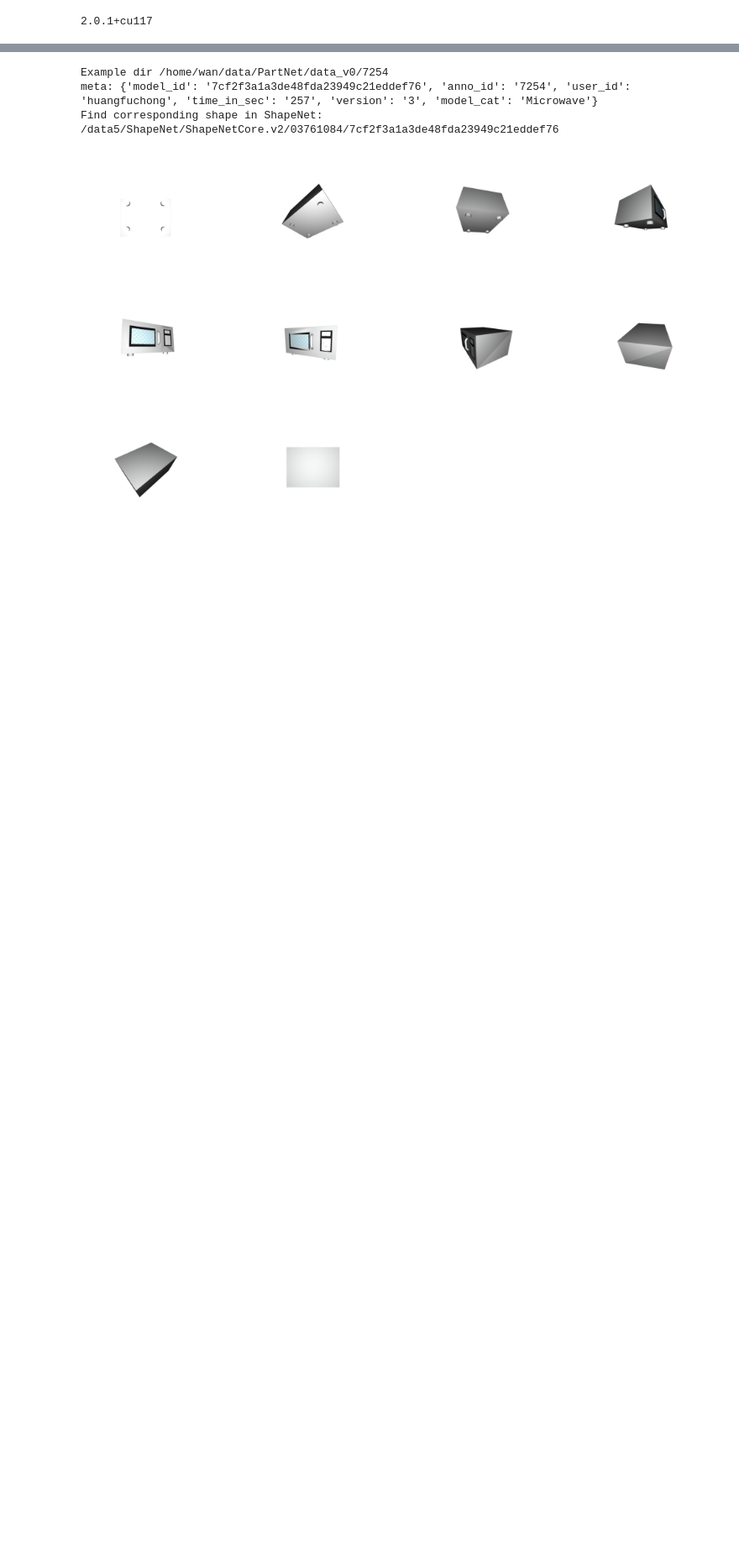
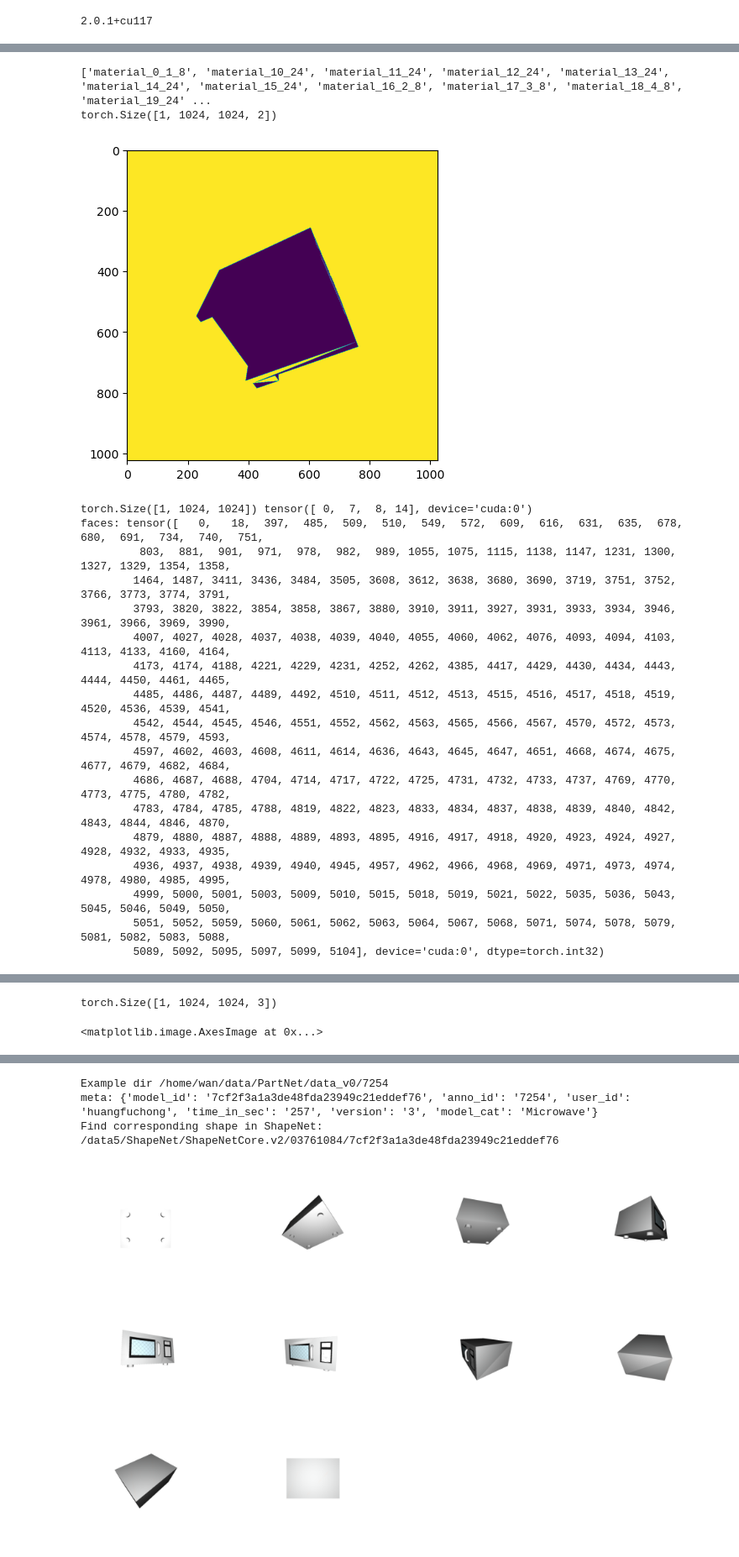
Before and after one commit to dnvtmf/OTS, a Jupyter notebook: notebooks/PartNet_util.ipynb, the cells around one changed output, grey strips where cells are left out. Shown: that part at 84% size. Cells and saved outputs as stored; diff of their text form; code cells hidden in the pictures; blank space fills up the shorter version.

```diff
--- a/notebooks/PartNet_util.ipynb
+++ b/notebooks/PartNet_util.ipynb
@@ -61,0 +183,54 @@ ShapeNet root: /data5/ShapeNet/ShapeNetCore.v2
+# %%
+# if getattr(mesh, 'v_clr', None) is not None:
+#     images, _ = dr.interpolate(mesh.v_clr[None, :, :].contiguous().float(), rast, mesh.f_pos.int())
+# else:
+perturbed_nrm = None
+if mesh.f_tex is not None:
+    print(mesh.material['names'])
+    uv, uv_da = dr.interpolate(mesh.v_tex[None], rast, mesh.f_tex.int())
+    print(uv.shape)
+    plt.imshow(((4285 > faces)&(faces<=5104))[0].cpu().numpy())
+    plt.show()
+    if mesh.f_mat is not None:
+        f_mat = torch.where(faces == 0, torch.zeros_like(faces), mesh.f_mat[faces - 1])
+    else:
+        f_mat = None
+    print(f_mat.shape, torch.unique(f_mat))
+    print('faces:', torch.unique(faces))
+    # plt.imshow((f_mat[0]/len(mesh.material['kd'])).cpu().numpy())
+    plt.imshow((f_mat[0]==14).cpu().numpy())
+    plt.show()
+    # f_mat.fill_(9)
+    ka = mesh.material['ka'].sample(uv, f_mat=f_mat) if 'ka' in mesh.material else 0
+    kd = mesh.material['kd'].sample(uv, f_mat=f_mat) if 'kd' in mesh.material else 0
+    ks = mesh.material['ks'].sample(uv, f_mat=f_mat) if 'ks' in mesh.material else 0
+    if 'normal' in mesh.material:
+        perturbed_nrm = mesh.material['normal'].sample(uv, f_mat=f_mat)
+else:
+    assert False
+    # ka = v_pos.new_full((3,), default_kads[0])
+    # kd = v_pos.new_full((3,), default_kads[1])
+    # ks = v_pos.new_full((3,), default_kads[2])
+print(kd.shape)
+plt.imshow(kd[0].cpu().numpy())
+# %% [output]
+['material_0_1_8', 'material_10_24', 'material_11_24', 'material_12_24', 'material_13_24', 'material_14_24', 'material_15_24', 'material_16_2_8', 'material_17_3_8', 'material_18_4_8', 'material_19_24' ...
+torch.Size([1, 1024, 1024, 2])
+[figure, added]
+torch.Size([1, 1024, 1024]) tensor([ 0,  7,  8, 14], device='cuda:0')
+faces: tensor([   0,   18,  397,  485,  509,  510,  549,  572,  609,  616,  631,  635,  678,  680,  691,  734,  740,  751,
+         803,  881,  901,  971,  978,  982,  989, 1055, 1075, 1115, 1138, 1147, 1231, 1300, 1327, 1329, 1354, 1358,
+        1464, 1487, 3411, 3436, 3484, 3505, 3608, 3612, 3638, 3680, 3690, 3719, 3751, 3752, 3766, 3773, 3774, 3791,
+        3793, 3820, 3822, 3854, 3858, 3867, 3880, 3910, 3911, 3927, 3931, 3933, 3934, 3946, 3961, 3966, 3969, 3990,
+        4007, 4027, 4028, 4037, 4038, 4039, 4040, 4055, 4060, 4062, 4076, 4093, 4094, 4103, 4113, 4133, 4160, 4164,
+        4173, 4174, 4188, 4221, 4229, 4231, 4252, 4262, 4385, 4417, 4429, 4430, 4434, 4443, 4444, 4450, 4461, 4465,
+        4485, 4486, 4487, 4489, 4492, 4510, 4511, 4512, 4513, 4515, 4516, 4517, 4518, 4519, 4520, 4536, 4539, 4541,
+        4542, 4544, 4545, 4546, 4551, 4552, 4562, 4563, 4565, 4566, 4567, 4570, 4572, 4573, 4574, 4578, 4579, 4593,
+        4597, 4602, 4603, 4608, 4611, 4614, 4636, 4643, 4645, 4647, 4651, 4668, 4674, 4675, 4677, 4679, 4682, 4684,
+        4686, 4687, 4688, 4704, 4714, 4717, 4722, 4725, 4731, 4732, 4733, 4737, 4769, 4770, 4773, 4775, 4780, 4782,
+        4783, 4784, 4785, 4788, 4819, 4822, 4823, 4833, 4834, 4837, 4838, 4839, 4840, 4842, 4843, 4844, 4846, 4870,
+        4879, 4880, 4887, 4888, 4889, 4893, 4895, 4916, 4917, 4918, 4920, 4923, 4924, 4927, 4928, 4932, 4933, 4935,
+        4936, 4937, 4938, 4939, 4940, 4945, 4957, 4962, 4966, 4968, 4969, 4971, 4973, 4974, 4978, 4980, 4985, 4995,
+        4999, 5000, 5001, 5003, 5009, 5010, 5015, 5018, 5019, 5021, 5022, 5035, 5036, 5043, 5045, 5046, 5049, 5050,
+        5051, 5052, 5059, 5060, 5061, 5062, 5063, 5064, 5067, 5068, 5071, 5074, 5078, 5079, 5081, 5082, 5083, 5088,
+        5089, 5092, 5095, 5097, 5099, 5104], device='cuda:0', dtype=torch.int32)
@@ -61,0 +238,2 @@ ShapeNet root: /data5/ShapeNet/ShapeNetCore.v2
+torch.Size([1, 1024, 1024, 3])
+<matplotlib.image.AxesImage at 0x...>
```
Also changed, not shown: parts of 11 cells of this notebook, 13 other files.
